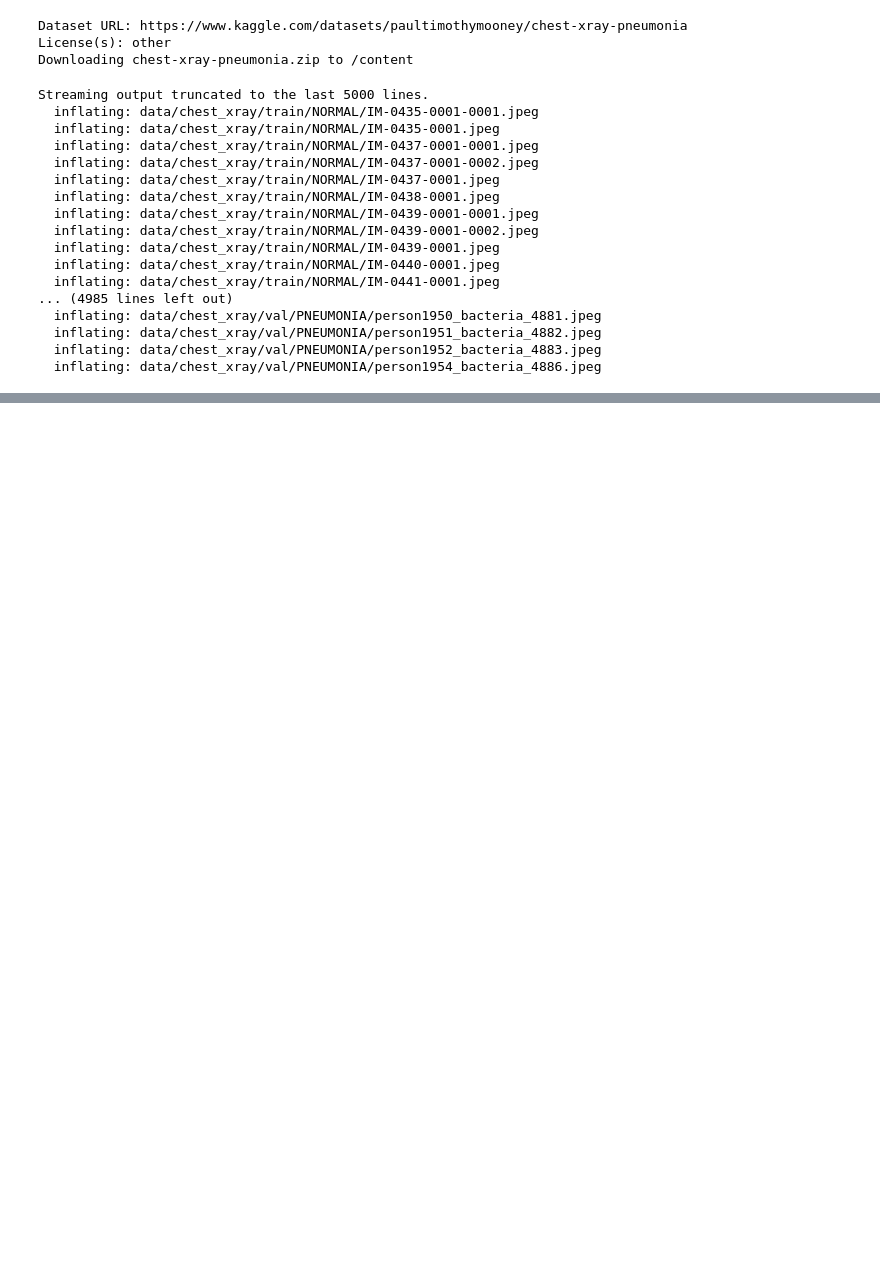
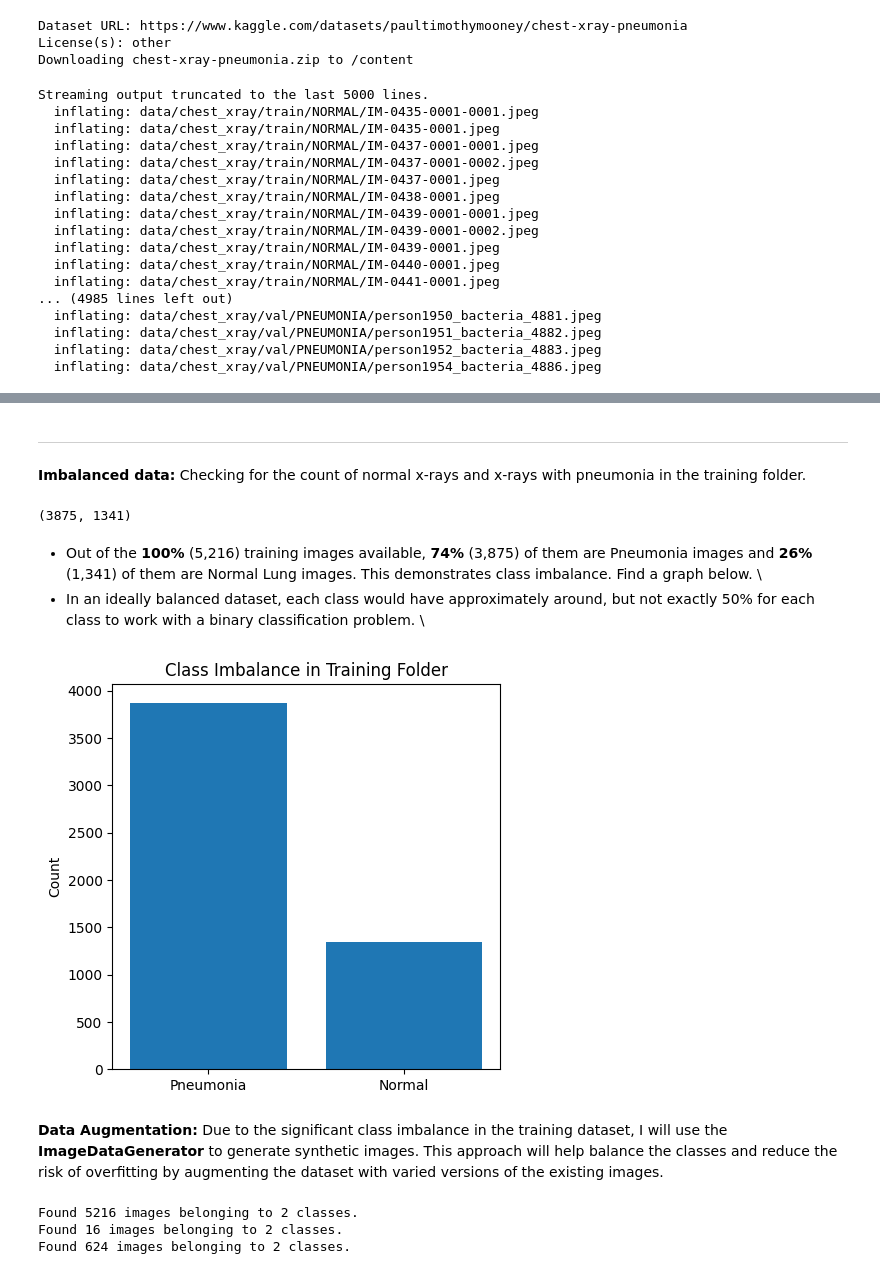
Before and after one commit to aramirezfr/RecommenderSystemProject, a Jupyter notebook: CNN_Pneumonia_Classifier.ipynb, the cells around one changed output, grey strips where cells are left out. Cells and saved outputs as stored; diff of their text form; code cells hidden in the pictures; blank space fills up the shorter version.

```diff
--- a/CNN_Pneumonia_Classifier.ipynb
+++ b/CNN_Pneumonia_Classifier.ipynb
@@ -33,0 +232,33 @@ Streaming output truncated to the last 5000 lines.
+# %% [markdown]
+-----------------------
+# %% [markdown]
+**Imbalanced data:**
+Checking for the count of normal x-rays and x-rays with pneumonia in the training folder.
+# %%
+#checking the count of both values
+len(pneumonia_files), len(normal_files)
+# %% [output]
+(3875, 1341)
+# %% [markdown]
+* Out of the **100%** (5,216) training images available, **74%** (3,875) of them are Pneumonia images and **26%** (1,341) of them are Normal Lung images. This demonstrates class imbalance. Find a graph below. \
+* In an ideally balanced dataset, each class would have approximately around, but not exactly 50% for each class to work with a binary classification problem. \
+# %%
+#plotting the count of pneumonia and normal class
+# create a variable with the counts:
+pneumonia_count = len(pneumonia_files)
+normal_count = len(normal_files)
+
+#define the labels and their corresponding counts
+labels = ['Pneumonia', 'Normal']
+counts = [pneumonia_count, normal_count]
+
+#plot
+plt.figure(figsize=(5, 5))
+plt.bar(labels, counts) #labels on the x-axis and counts on the y-axis
+plt.ylabel('Count')
+plt.title('Class Imbalance in Training Folder')
+plt.show()
+# %% [output]
+[figure, added]
+# %% [markdown]
+**Data Augmentation:** Due to the significant class imbalance in the training dataset, I will use the **ImageDataGenerator** to generate synthetic images. This approach will help balance the classes and reduce the risk of overfitting by augmenting the dataset with varied versions of the existing images.
@@ -33,0 +283,25 @@ Streaming output truncated to the last 5000 lines.
+# %%
+#applying the data generator to training and validation sets
+train_set=datagen.flow_from_directory(train_dir,
+                                      class_mode='binary',
+                                      target_size=img_size,
+                                      batch_size=batch_size,
+                                      #shuffle=False,
+                                      seed=42)
+
+val_set=datagen.flow_from_directory(val_dir,
+                                      class_mode='binary',
+                                      target_size=img_size,
+                                      batch_size=batch_size,
+                                      shuffle=False,
+                                      seed=42)
+test_set=test_datagen.flow_from_directory(test_dir,
+                                      class_mode='binary',
+                                      target_size=img_size,
+                                      batch_size=batch_size,
+                                      shuffle=False,
+                                      seed=42)
+# %% [output]
+Found 5216 images belonging to 2 classes.
+Found 16 images belonging to 2 classes.
+Found 624 images belonging to 2 classes.
```
Also changed, not shown: parts of 94 cells of this notebook.
